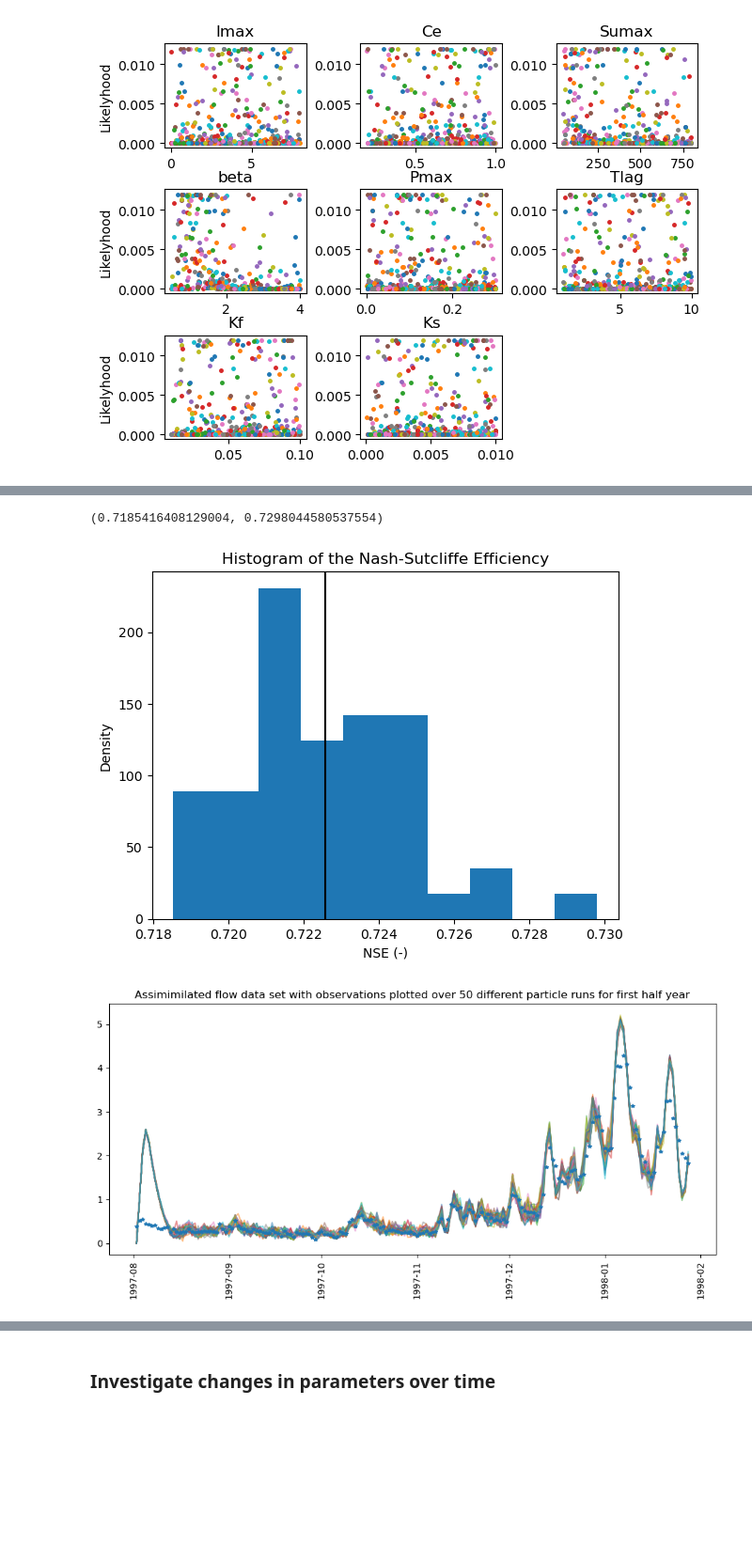
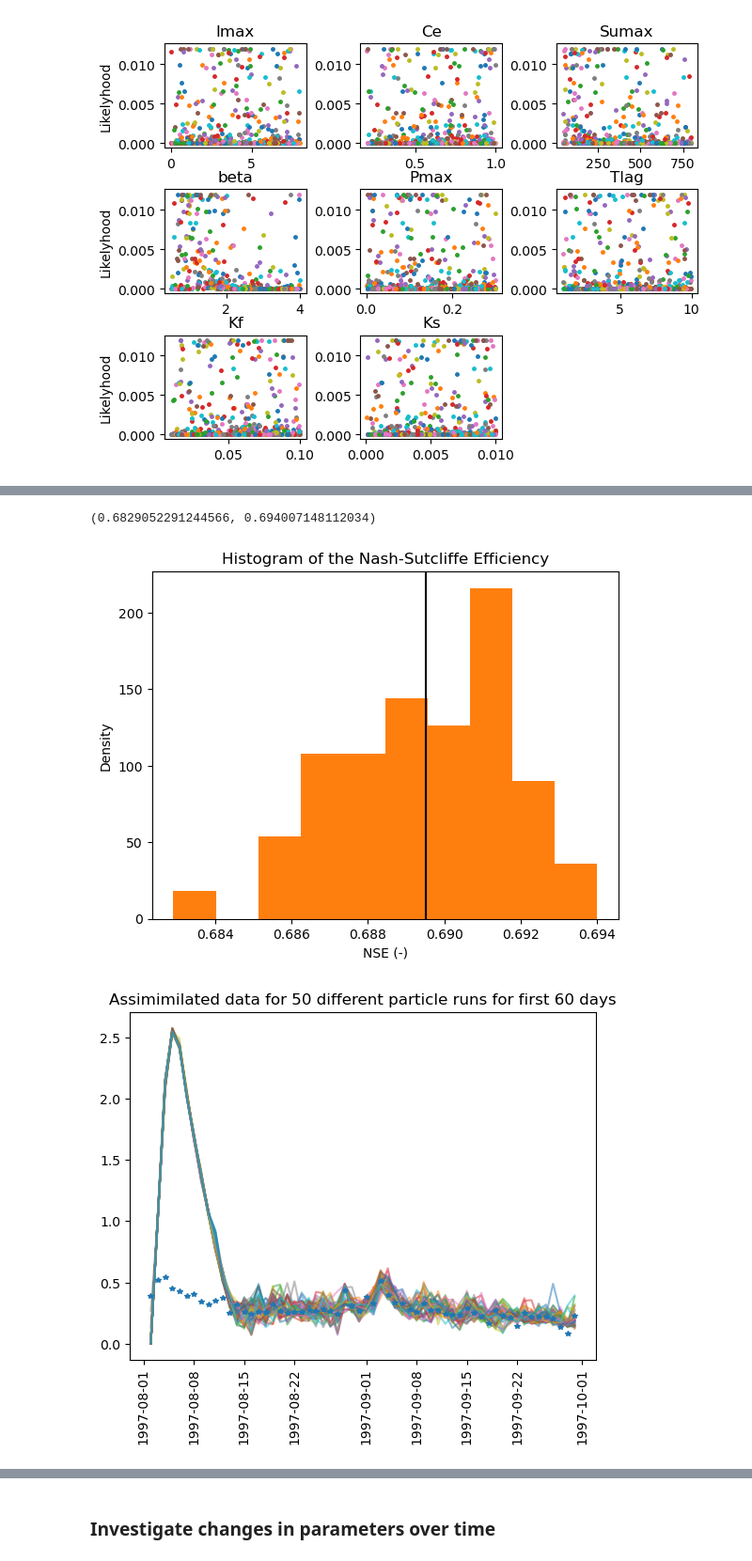
Before and after one commit to Daafip/HBV-data-assimilation, a Jupyter notebook: Forward model BMI.ipynb, the cells around one changed output, grey strips where cells are left out. Shown at 94% size. Drawn from its saved outputs; the diff is of its cells as text; code cells hidden in the pictures; blank space fills up the shorter version.

```diff
--- a/Forward model BMI.ipynb
+++ b/Forward model BMI.ipynb
@@ -151,7 +151,7 @@ model.initialize(config_file="HBV_config.json")
 Q_m = []
 time = []
 t_inital = 870393600
-n_days = 50
+n_days = 60
 d_2_sec = 24*3600
 while model.get_current_time() < t_inital + n_days * d_2_sec:
     model.update()
@@ -191,7 +197,7 @@ ax.plot(df.iloc[:n_days].Q.values,marker="*",lw=0,zorder=10,ms=4)
 # %% [markdown]
 # repeat but for full time span & investigate errors & baseline comparison
 # %%
-n_particles = 5000
+n_particles = 500
 # %%
 array_random_num = np.array([[np.random.random() for i in range(len(p_max_initial))] for i in range(n_particles)])
 # %%
@@ -516,22 +528,25 @@ lst_NSE = np.array([calc_NSE(df.Q.iloc[:-1], Qm.flatten()) for Qm in Q_all])
 # %%
 lst_NSE.min(),lst_NSE.max()
 # %% [output]
-(0.7185416408129004, 0.7298044580537554)
+(0.6829052291244566, 0.694007148112034)
 # %%
-plt.hist(lst_NSE,density=True)
+plt.hist(lst_NSE,density=True,color="C1")
 plt.axvline(lst_NSE.mean(),color="k")
 plt.title("Histogram of the Nash-Sutcliffe Efficiency")
 plt.ylabel("Density")
 plt.xlabel("NSE (-)");
 # %% [output]
-[figure, old version]
+[figure, new version]
 # %%
-fig, ax = plt.subplots(figsize=(12,5))
-ax.set_title(f"Assimimilated flow data set with observations plotted over {n_particles} different particle runs for first half year")
-t_n = 180
+fig, ax = plt.subplots()
+t_n = 60
+title = f"Assimimilated data for {n_particles} different particle runs for first {t_n} days"
+ax.set_title(title)
+
 ax.plot(model_times[:t_n],df.Q.iloc[:t_n].values,marker="*",lw=0,zorder=10,ms=4)
 [ax.plot(model_times[:t_n],ensembleMember.Q_m_list[:t_n],alpha=0.5) for ensembleMember in ensemble];
 plt.xticks(rotation=90);
+fig.savefig("Figures\\"+title+ ".png")
 # plt.xlim((pd.Timestamp("10-1998"),pd.Timestamp("2000")))
 # %% [output]
-[figure, old version]
+[figure, new version]
```
Also changed, not shown: parts of 25 cells of this notebook.
